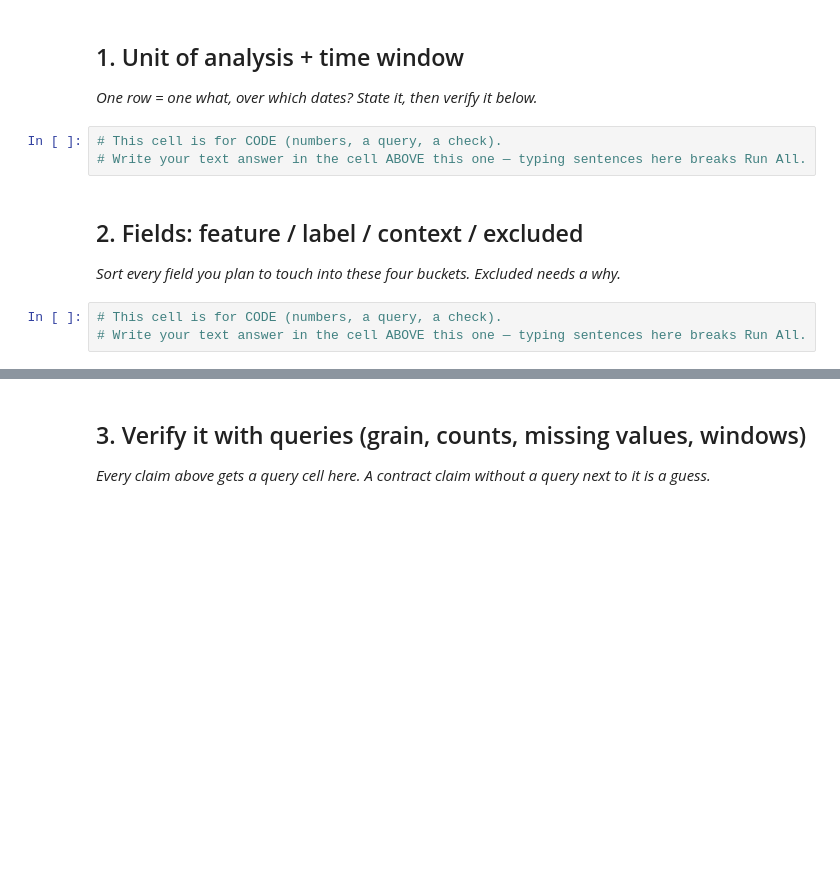
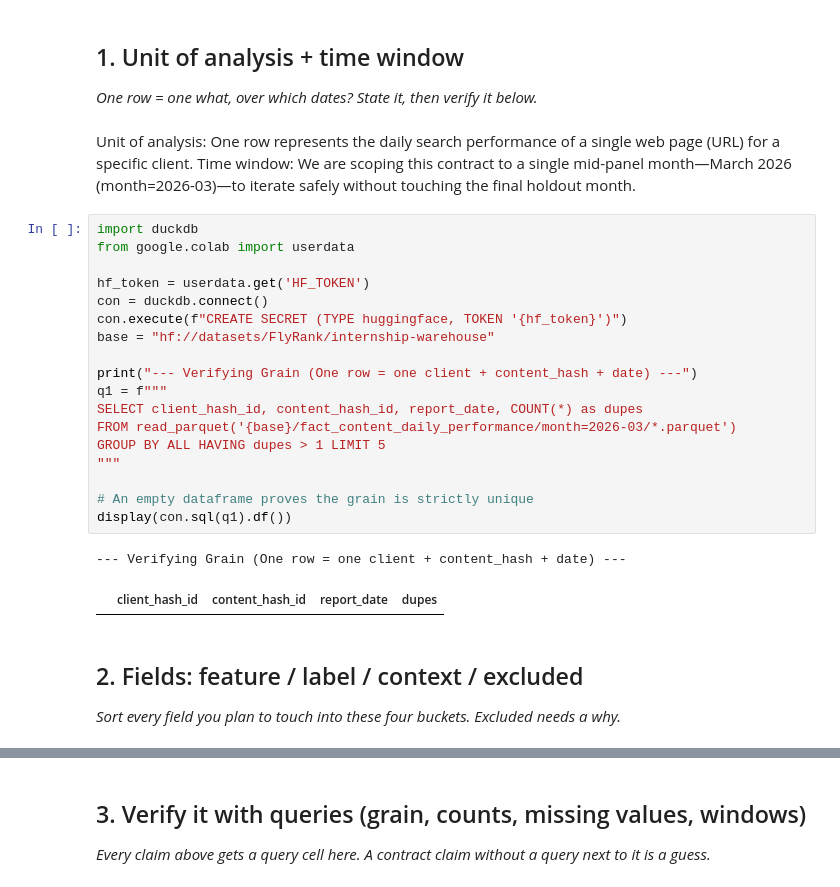
Before and after one commit to Mehroze-Ali/flyrank-ml-internship, a Jupyter notebook: work/notebooks/w03_data_contract.ipynb, the cells around one changed output, grey strips where cells are left out. Cells and saved outputs as stored; diff of their text form; blank space fills up the shorter version.

```diff
--- a/work/notebooks/w03_data_contract.ipynb
+++ b/work/notebooks/w03_data_contract.ipynb
@@ -10,13 +10,31 @@ This skeleton is yours to fill. Work the sections **in order** — each one has
 ## 1. Unit of analysis + time window
 
 *One row = one what, over which dates? State it, then verify it below.*
-# %%
-# This cell is for CODE (numbers, a query, a check).
-# Write your text answer in the cell ABOVE this one — typing sentences here breaks Run All.
+# %% [markdown]
+Unit of analysis: One row represents the daily search performance of a single web page (URL) for a specific client.
+Time window: We are scoping this contract to a single mid-panel month—March 2026 (month=2026-03)—to iterate safely without touching the final holdout month.
+# %%
+import duckdb
+from google.colab import userdata
+
+hf_token = userdata.get('HF_TOKEN')
+con = duckdb.connect()
+con.execute(f"CREATE SECRET (TYPE huggingface, TOKEN '{hf_token}')")
+base = "hf://datasets/FlyRank/internship-warehouse"
+
+print("--- Verifying Grain (One row = one client + content_hash + date) ---")
+q1 = f"""
+SELECT client_hash_id, content_hash_id, report_date, COUNT(*) as dupes
+FROM read_parquet('{base}/fact_content_daily_performance/month=2026-03/*.parquet')
+GROUP BY ALL HAVING dupes > 1 LIMIT 5
+"""
+
+# An empty dataframe proves the grain is strictly unique
+display(con.sql(q1).df())
+# %% [output]
+--- Verifying Grain (One row = one client + content_hash + date) ---
+|  | client_hash_id | content_hash_id | report_date | dupes |
 # %% [markdown]
 ## 2. Fields: feature / label / context / excluded
 
 *Sort every field you plan to touch into these four buckets. Excluded needs a why.*
-# %%
-# This cell is for CODE (numbers, a query, a check).
-# Write your text answer in the cell ABOVE this one — typing sentences here breaks Run All.
```
Also changed, not shown: parts of 8 cells of this notebook.
